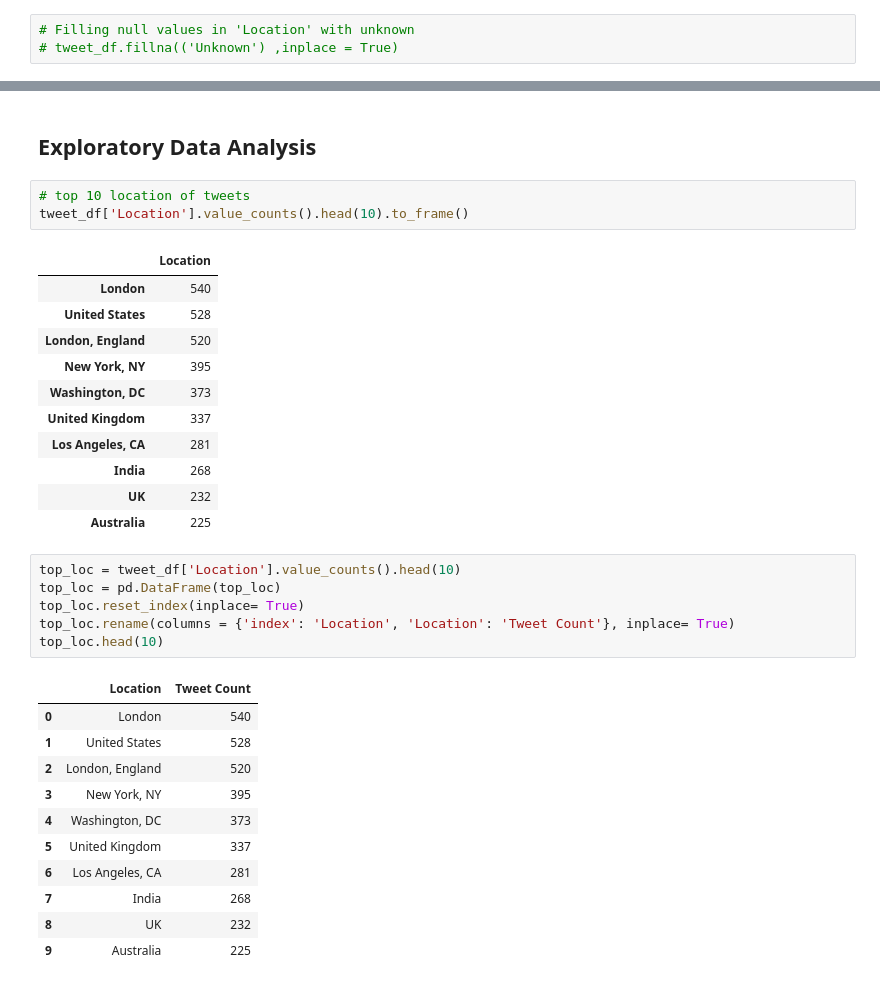
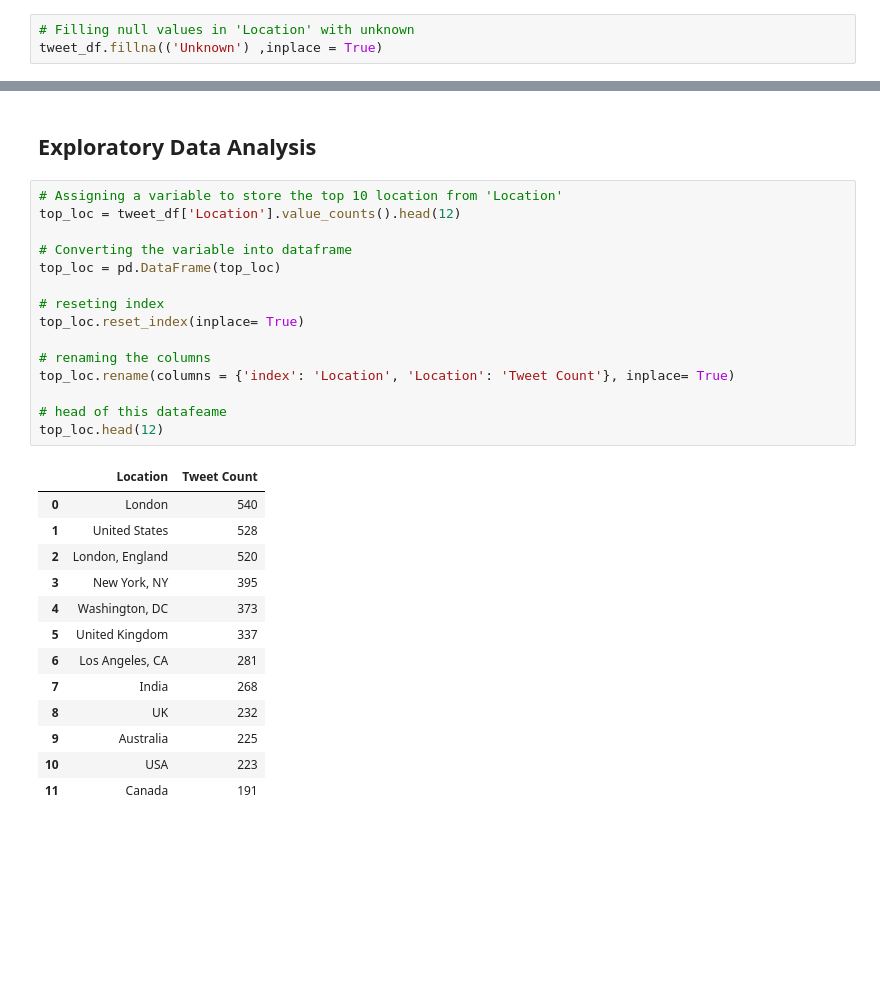
Before and after one commit to Azhar-ali7/Classification-Project-Coronavirus-Tweet-Sentiment, a Jupyter notebook: Classification_project_Covid_19_Tweets_Sentiments_.ipynb, the cells around one changed output, grey strips where cells are left out. Saved outputs shown, nothing was run; the diff lists cells and outputs as text; blank space fills up the shorter version.

```diff
--- a/Classification_project_Covid_19_Tweets_Sentiments_.ipynb
+++ b/Classification_project_Covid_19_Tweets_Sentiments_.ipynb
@@ -150,6 +154,6 @@ muted' is not a valid value for name; supported values are 'Accent', 'Accent_r',
 We will fill the null values in 'Location' with 'Unknown' because we don't know the locations of the tweets.
 # %%
 # Filling null values in 'Location' with unknown
-# tweet_df.fillna(('Unknown') ,inplace = True)
+tweet_df.fillna(('Unknown') ,inplace = True)
 # %%
 # Checking for duplicapte values in the data set
@@ -160,37 +164,33 @@ tweet_df.duplicated().sum()
 There are no duplicates values in this dataset
 # %% [markdown]
 ## Exploratory Data Analysis
-# %%
-# top 10 location of tweets
-tweet_df['Location'].value_counts().head(10).to_frame()
-# %% [output]
-|  | Location |
-| London | 540 |
-| United States | 528 |
-| London, England | 520 |
-| New York, NY | 395 |
-| Washington, DC | 373 |
-| United Kingdom | 337 |
-| Los Angeles, CA | 281 |
-| India | 268 |
-| UK | 232 |
-| Australia | 225 |
 # %%
-top_loc = tweet_df['Location'].value_counts().head(10)
+# Assigning a variable to store the top 10 location from 'Location'
+top_loc = tweet_df['Location'].value_counts().head(12)
+
+# Converting the variable into dataframe
 top_loc = pd.DataFrame(top_loc)
+
+# reseting index
 top_loc.reset_index(inplace= True)
+
+# renaming the columns
 top_loc.rename(columns = {'index': 'Location', 'Location': 'Tweet Count'}, inplace= True)
-top_loc.head(10)
+
+# head of this datafeame
+top_loc.head(12)
 # %% [output]
 |  | Location | Tweet Count |
 | 0 | London | 540 |
 | 1 | United States | 528 |
 | 2 | London, England | 520 |
 | 3 | New York, NY | 395 |
 | 4 | Washington, DC | 373 |
 | 5 | United Kingdom | 337 |
 | 6 | Los Angeles, CA | 281 |
 | 7 | India | 268 |
 | 8 | UK | 232 |
 | 9 | Australia | 225 |
+| 10 | USA | 223 |
+| 11 | Canada | 191 |
 # %%
```
Also changed, not shown: parts of 109 cells of this notebook.
